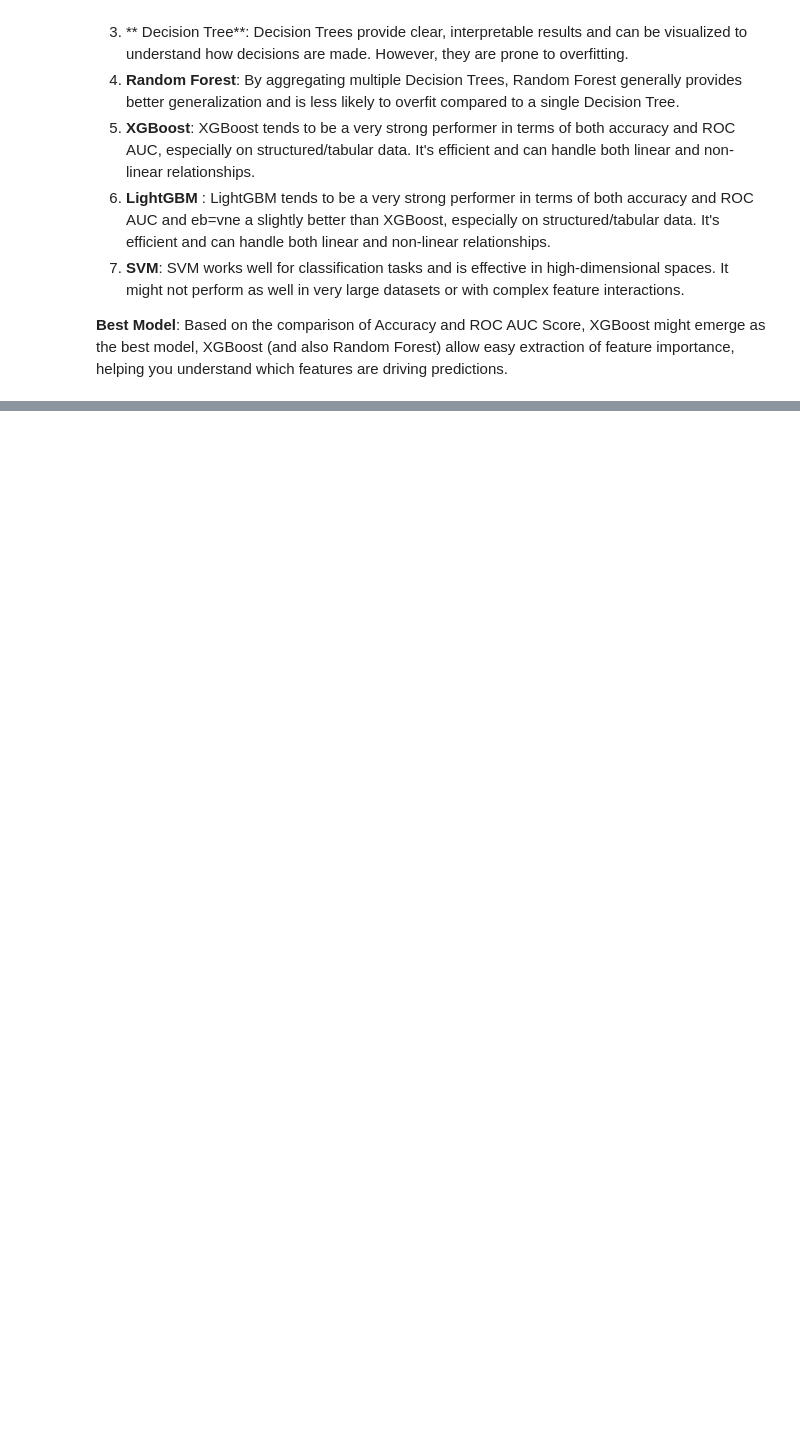
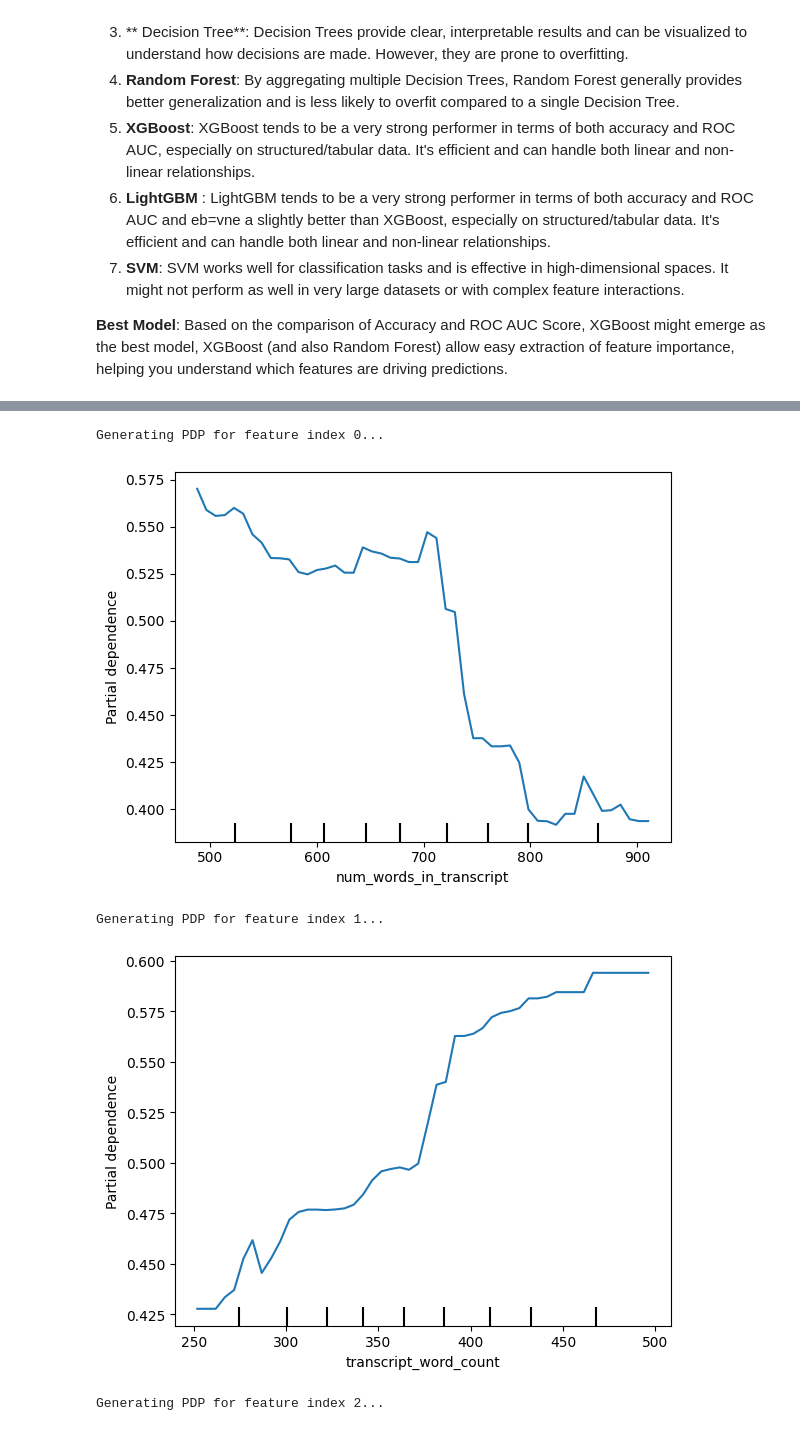
Before and after one commit to RohithMacharla11/-AI-Driven-Recruitment-Pipeline, a Jupyter notebook: Exploratory_Data_Analysis.ipynb, the cells around one changed output, grey strips where cells are left out. Drawn from its saved outputs; the diff is of its cells as text; code cells hidden in the pictures; blank space fills up the shorter version.

```diff
--- a/Exploratory_Data_Analysis.ipynb
+++ b/Exploratory_Data_Analysis.ipynb
@@ -1307,0 +1483,13 @@ plt.show()
+# %%
+from lightgbm import LGBMClassifier
+from sklearn.base import BaseEstimator
+
+class SklearnCompatibleLGBMClassifier(LGBMClassifier, BaseEstimator):
+    pass
+
+# Use the wrapped class
+lgb_model = SklearnCompatibleLGBMClassifier()
+lgb_model.fit(X_train, Y_train)
+
+import warnings
+warnings.filterwarnings("ignore", category=FutureWarning, module="sklearn")
@@ -1307,0 +1504,23 @@ plt.show()
+# %%
+from sklearn.inspection import PartialDependenceDisplay
+import matplotlib.pyplot as plt
+
+# Define features for PDP
+features_to_plot = [0, 1, 2]  # Replace with actual indices or names
+
+# Plot Partial Dependence for each feature
+for feature in features_to_plot:
+    print(f"Generating PDP for feature index {feature}...")
+    PartialDependenceDisplay.from_estimator(
+        lgb_model,
+        X_test,
+        [feature],  # Single feature for 1D PDP
+        grid_resolution=50
+    )
+    plt.show()  # Show the plot for each feature
+# %% [output]
+Generating PDP for feature index 0...
+[figure, added]
+Generating PDP for feature index 1...
+[figure, added]
+Generating PDP for feature index 2...
```
Also changed, not shown: parts of 19 cells of this notebook.
